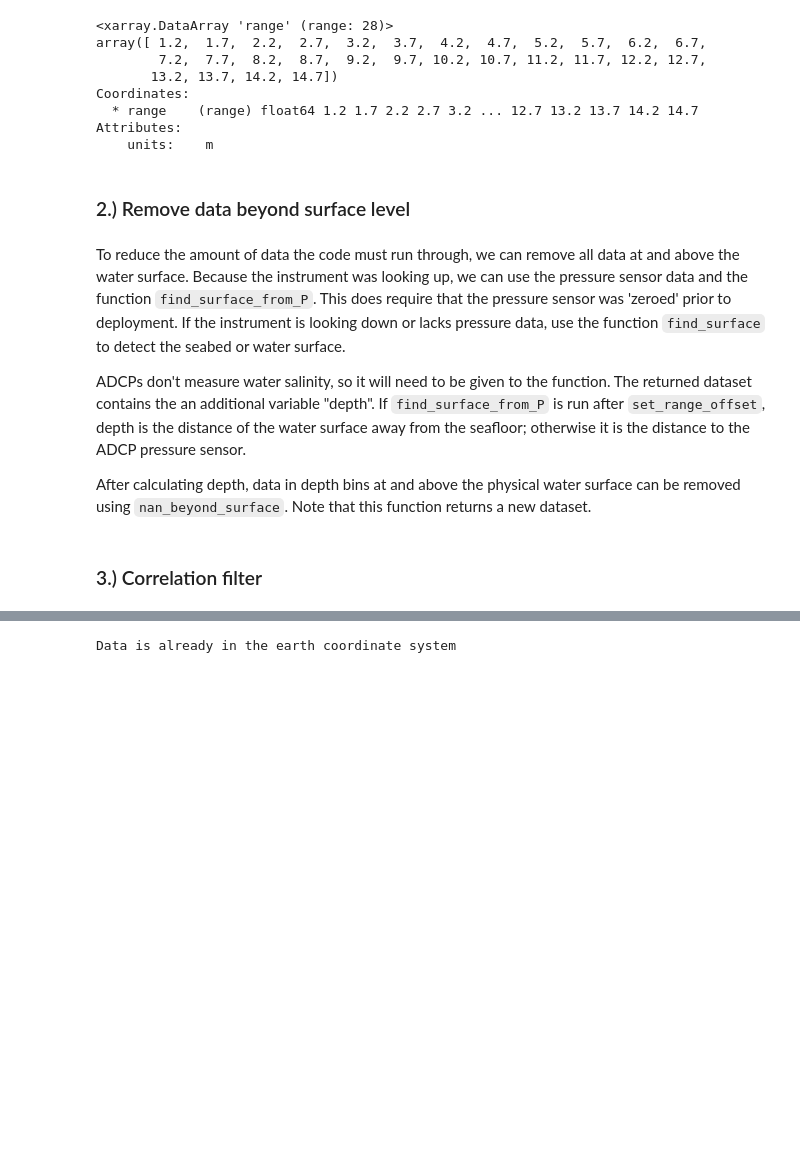
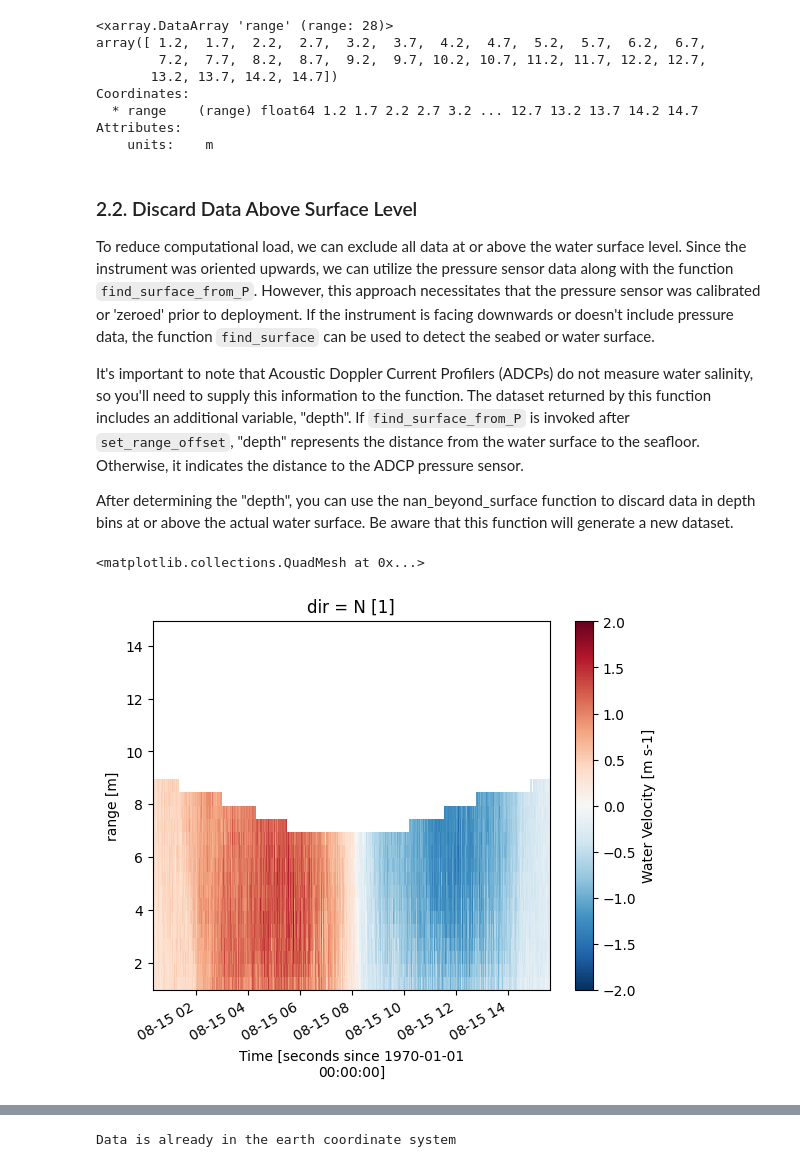
Before and after one commit to lkilcher/dolfyn, a Jupyter notebook: docs/ADCP_Example.ipynb, the cells around one changed output, grey strips where cells are left out. Saved outputs shown, nothing was run; the diff lists cells and outputs as text; code cells hidden in the pictures; blank space fills up the shorter version.

```diff
--- a/docs/ADCP_Example.ipynb
+++ b/docs/ADCP_Example.ipynb
@@ -105,17 +134,20 @@ Coordinates:
   * range    (range) float64 1.2 1.7 2.2 2.7 3.2 ... 12.7 13.2 13.7 14.2 14.7
 Attributes:
     units:    m
-# %% [markdown]
-### 2.) Remove data beyond surface level
 # %% [markdown]
-To reduce the amount of data the code must run through, we can remove all data at and above the water surface. Because the instrument was looking up, we can use the pressure sensor data and the function `find_surface_from_P`. This does require that the pressure sensor was 'zeroed' prior to deployment. If the instrument is looking down or lacks pressure data, use the function `find_surface` to detect the seabed or water surface.
+### 2.2. Discard Data Above Surface Level
 
-ADCPs don't measure water salinity, so it will need to be given to the function. The returned dataset contains the an additional variable "depth". If `find_surface_from_P` is run after `set_range_offset`, depth is the distance of the water surface away from the seafloor; otherwise it is the distance to the ADCP pressure sensor.
+To reduce computational load, we can exclude all data at or above the water surface level. Since the instrument was oriented upwards, we can utilize the pressure sensor data along with the function `find_surface_from_P`. However, this approach necessitates that the pressure sensor was calibrated or 'zeroed' prior to deployment. If the instrument is facing downwards or doesn't include pressure data, the function `find_surface` can be used to detect the seabed or water surface.
 
-After calculating depth, data in depth bins at and above the physical water surface can be removed using `nan_beyond_surface`. Note that this function returns a new dataset.
+It's important to note that Acoustic Doppler Current Profilers (ADCPs) do not measure water salinity, so you'll need to supply this information to the function. The dataset returned by this function includes an additional variable, "depth". If `find_surface_from_P` is invoked after `set_range_offset`, "depth" represents the distance from the water surface to the seafloor. Otherwise, it indicates the distance to the ADCP pressure sensor.
+
+After determining the "depth", you can use the nan_beyond_surface function to discard data in depth bins at or above the actual water surface. Be aware that this function will generate a new dataset.
 # %%
 api.clean.find_surface_from_P(ds, salinity=31)
 ds = api.clean.nan_beyond_surface(ds)
-# %% [markdown]
-### 3.) Correlation filter
+# %%
+ds["vel"][1].plot()
+# %% [output]
+<matplotlib.collections.QuadMesh at 0x...>
+[figure, added]
 # %% [markdown]
```
Also changed, not shown: parts of 60 cells of this notebook, 27 other files.
